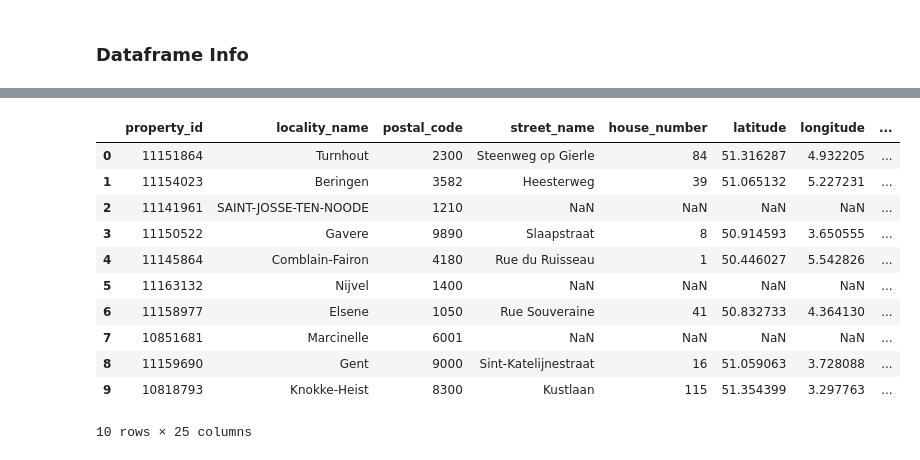
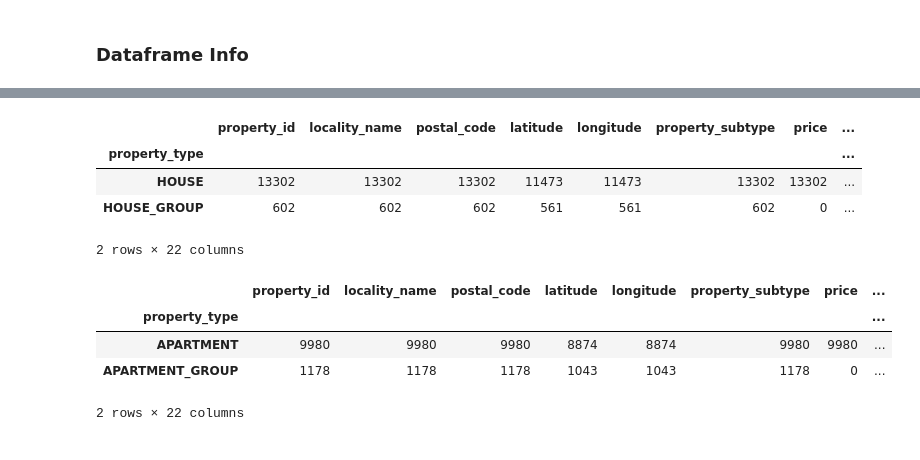
Before and after one commit to NathNacht/immo-eliza-scraping-immozila-Cleaning-EDA, a Jupyter notebook: analyses/sem.ipynb, the cells around one changed output, grey strips where cells are left out. Drawn from its saved outputs; the diff is of its cells as text; code cells hidden in the pictures.

Commit message:
Added the function strip and remove house and app

```diff
--- a/analyses/sem.ipynb
+++ b/analyses/sem.ipynb
@@ -79,0 +69,3 @@ app.groupby("property_type").count()
+# %%
+house = strip(house)
+app = strip(app)
@@ -80,10 +77,4 @@ app.groupby("property_type").count()
 # %%
-def remove_house_in_app(df):
-    df[df["property_type"].isin(["APARTMENT", "APARTMENT_GROUP"])]
-
+def remove_app_in_house(df):
+    df = df[df["property_type"].isin(["HOUSE", "HOUSE_GROUP"])]
     return df
-# %%
-def remove_app_in_house(df):
-    df[df["property_type"].isin(["HOUSE", "HOUSE_GROUP"])]
-
-    return df
@@ -106,3 +81,6 @@ remove_app_in_house(house)
+# %%
+house = remove_app_in_house(house)
+app = remove_house_in_app(app)
 # %% [markdown]
 ### Dataframe Info
 # %%
@@ -129,16 +107,16 @@ memory usage: 3.0+ MB
-# %%
-house.head(10)
-app.head(10)
-# %% [output]
-|  | property_id | locality_name | postal_code | street_name | house_number | latitude | longitude | ... |
-| 0 | 11151864 | Turnhout | 2300 | Steenweg op Gierle | 84 | 51.316287 | 4.932205 | ... |
-| 1 | 11154023 | Beringen | 3582 | Heesterweg | 39 | 51.065132 | 5.227231 | ... |
-| 2 | 11141961 | SAINT-JOSSE-TEN-NOODE | 1210 | NaN | NaN | NaN | NaN | ... |
-| 3 | 11150522 | Gavere | 9890 | Slaapstraat | 8 | 50.914593 | 3.650555 | ... |
-| 4 | 11145864 | Comblain-Fairon | 4180 | Rue du Ruisseau | 1 | 50.446027 | 5.542826 | ... |
-| 5 | 11163132 | Nijvel | 1400 | NaN | NaN | NaN | NaN | ... |
-| 6 | 11158977 | Elsene | 1050 | Rue Souveraine | 41 | 50.832733 | 4.364130 | ... |
-| 7 | 10851681 | Marcinelle | 6001 | NaN | NaN | NaN | NaN | ... |
-| 8 | 11159690 | Gent | 9000 | Sint-Katelijnestraat | 16 | 51.059063 | 3.728088 | ... |
-| 9 | 10818793 | Knokke-Heist | 8300 | Kustlaan | 115 | 51.354399 | 3.297763 | ... |
-10 rows × 25 columns
+# %%
+house.groupby("property_type").count()
+# %% [output]
+|  | property_id | locality_name | postal_code | latitude | longitude | property_subtype | price | ... |
+| property_type |  |  |  |  |  |  |  | ... |
+| HOUSE | 13302 | 13302 | 13302 | 11473 | 11473 | 13302 | 13302 | ... |
+| HOUSE_GROUP | 602 | 602 | 602 | 561 | 561 | 602 | 0 | ... |
+2 rows × 22 columns
+# %%
+app.groupby("property_type").count()
+# %% [output]
+|  | property_id | locality_name | postal_code | latitude | longitude | property_subtype | price | ... |
+| property_type |  |  |  |  |  |  |  | ... |
+| APARTMENT | 9980 | 9980 | 9980 | 8874 | 8874 | 9980 | 9980 | ... |
+| APARTMENT_GROUP | 1178 | 1178 | 1178 | 1043 | 1043 | 1178 | 0 | ... |
+2 rows × 22 columns
```
Also changed, not shown: parts of 6 cells of this notebook.
